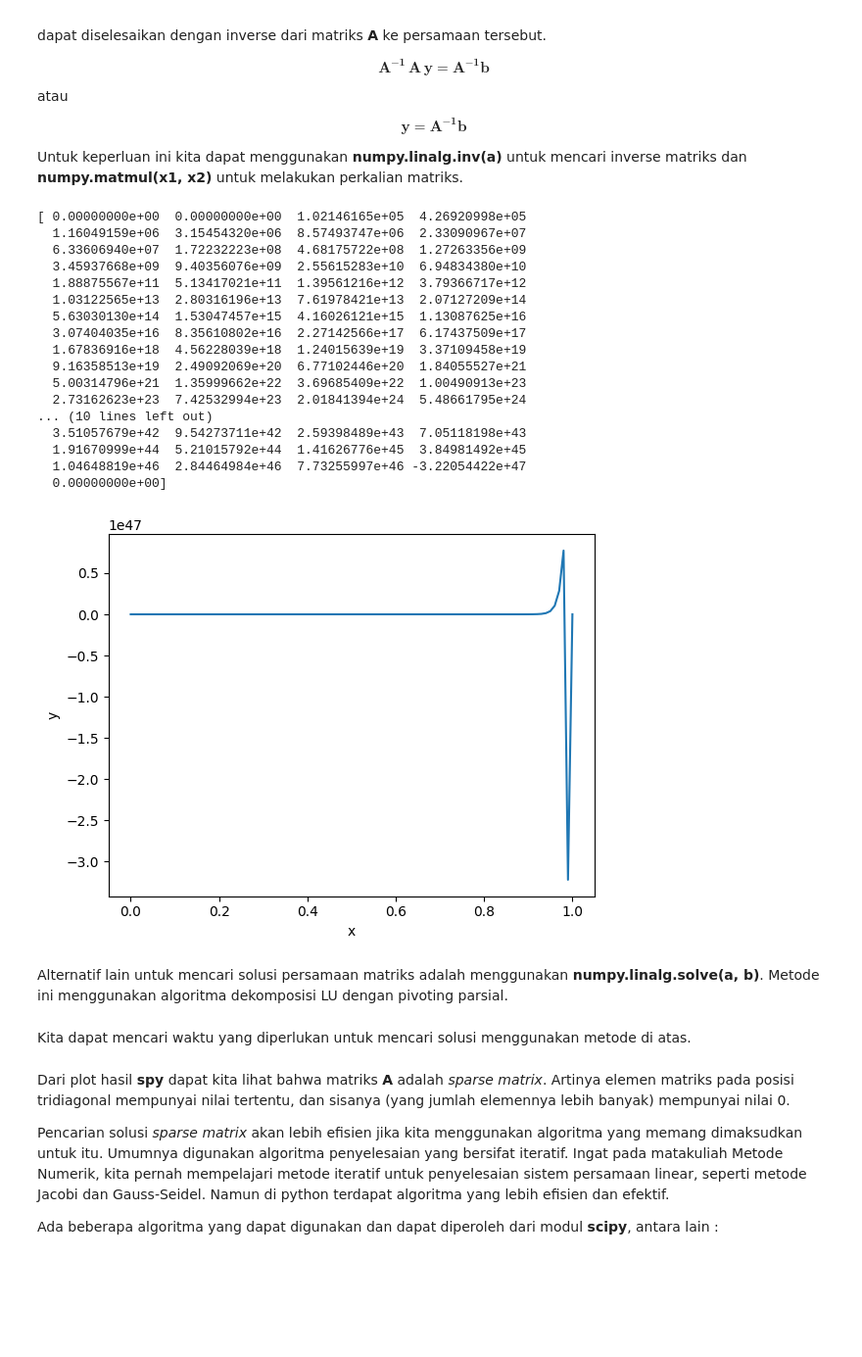
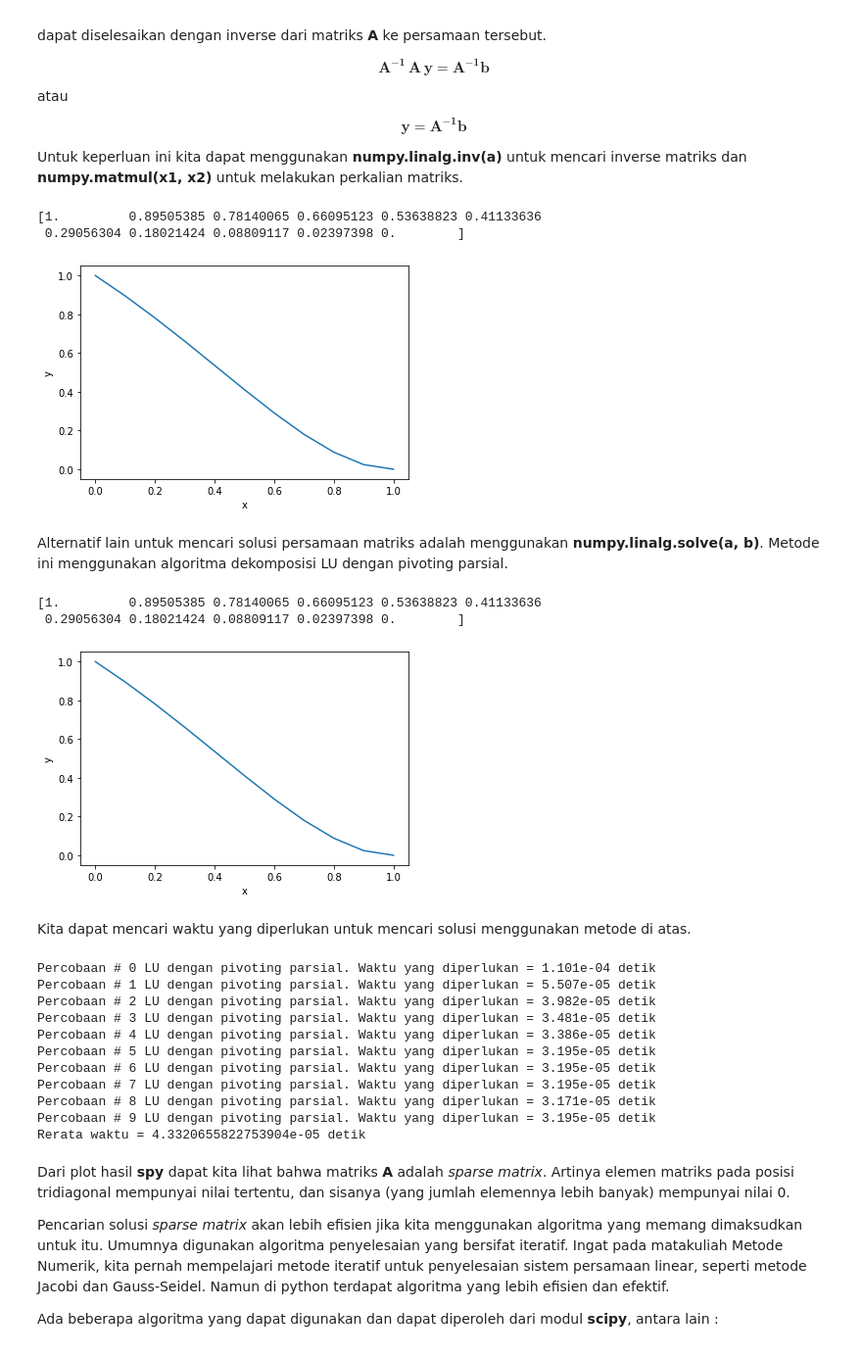
Before and after one commit to RendiZein/Metode-Rekayasa-Komputasi, a Jupyter notebook: 02_Boundary_value_problem_2024_indonesia.ipynb, the cells around one changed output. Shown at 98% size. Drawn from its saved outputs; the diff is of its cells as text; code cells hidden in the pictures; blank space fills up the shorter version.

```diff
--- a/02_Boundary_value_problem_2024_indonesia.ipynb
+++ b/02_Boundary_value_problem_2024_indonesia.ipynb
@@ -197,7 +195,7 @@ import matplotlib.pyplot as plt
 
 xmin = 0                        # batas bawah x
 xmax = 1                        # batas atas x
-n = 100                         # banyaknya interval
+n = 10                         # banyaknya interval
 h = (xmax-xmin)/n                         # lebar interval
 x = np.linspace(xmin, xmax, n+1)  # nilai x dengan lebar yang seragam
 # %%
@@ -216,22 +207,23 @@ print(x)
 # %%
 # Langkah 2 : Susun matriks A
 
-A = np.zeros((101,101))        # inisialisasi
-A[0, 0] = xmin                     # batas kiri
-A[-1, -1] = xmax                   # batas kanan
+A = np.zeros((n+1,n+1))        # inisialisasi
+A[0, 0] = 1                     # batas kiri
+A[-1, -1] = 1                   # batas kanan
 p=1
 q=-2
 r=1
-for i in range(2, n):
-    A[i,i] = (-2*(p*i)/(h**2 ))+(r*i)     # diagonal
-    A[i,i+1] = ((p*i)/(h**2))-((q*i)/(2*h))     # kiri (west)
-    A[i,i-1] = ((p*i)/(h**2))+((q*i)/(2*h))       # kanan (east)
+for i in range(1, n):
+    A[i,i] = (-2*(p)/(h**2 ))+(r)     # diagonal
+    A[i,i-1] = ((p)/(h**2))-((q)/(2*h))     # kiri (west)
+    A[i,i+1] = ((p)/(h**2))+((q)/(2*h))       # kanan (east)
 # %%
 # Langkah 3 : Susun vektor b
 
 b = np.zeros(n+1)
 b[0] = 1
-b[1] = 0
-
-for i in range(2, n):
-    b[i] = 2*np.exp(i)
+b[-1] = 0
+print(b)
+for i in range(1, n):
+    b[i] = 2*np.exp(x[i])
+print(b)
@@ -268,39 +294,26 @@ Untuk keperluan ini kita dapat menggunakan **numpy.linalg.inv(a)** untuk mencari
 # %%
 # Langkah 5 : mencari solusi menggunakan inverse matriks
 
-y = np.matmul(A, b)
+A_inv=np.linalg.inv(A)
+y = np.matmul(A_inv, b)
+y = np.matmul(np.linalg.inv(A), b)
 
 # plot
 print(y)
 plt.plot(x,y)
 plt.xlabel("x")
 plt.ylabel("y")
 plt.show()
 # %% [output]
-[ 0.00000000e+00  0.00000000e+00  1.02146165e+05  4.26920998e+05
-  1.16049159e+06  3.15454320e+06  8.57493747e+06  2.33090967e+07
-  6.33606940e+07  1.72232223e+08  4.68175722e+08  1.27263356e+09
-  3.45937668e+09  9.40356076e+09  2.55615283e+10  6.94834380e+10
-  1.88875567e+11  5.13417021e+11  1.39561216e+12  3.79366717e+12
-  1.03122565e+13  2.80316196e+13  7.61978421e+13  2.07127209e+14
-  5.63030130e+14  1.53047457e+15  4.16026121e+15  1.13087625e+16
-  3.07404035e+16  8.35610802e+16  2.27142566e+17  6.17437509e+17
-  1.67836916e+18  4.56228039e+18  1.24015639e+19  3.37109458e+19
-  9.16358513e+19  2.49092069e+20  6.77102446e+20  1.84055527e+21
-  5.00314796e+21  1.35999662e+22  3.69685409e+22  1.00490913e+23
-  2.73162623e+23  7.42532994e+23  2.01841394e+24  5.48661795e+24
-... (10 lines left out)
-  3.51057679e+42  9.54273711e+42  2.59398489e+43  7.05118198e+43
-  1.91670999e+44  5.21015792e+44  1.41626776e+45  3.84981492e+45
-  1.04648819e+46  2.84464984e+46  7.73255997e+46 -3.22054422e+47
-  0.00000000e+00]
+[1.         0.89505385 0.78140065 0.66095123 0.53638823 0.41133636
+ 0.29056304 0.18021424 0.08809117 0.02397398 0.        ]
-[figure, old version]
+[figure, new version]
 # %% [markdown]
 Alternatif lain untuk mencari solusi persamaan matriks adalah menggunakan **numpy.linalg.solve(a, b)**. Metode ini menggunakan algoritma dekomposisi LU dengan pivoting parsial.
 # %%
 # Langkah 6: mencari solusi menggunakan dekomposisi LU
 
-y = np.linalg.solve(..., ...)
+y = np.linalg.solve(A,b)
 
 # plot
 print(y)
@@ -308,6 +321,10 @@ plt.plot(x,y)
 plt.xlabel("x")
 plt.ylabel("y")
 plt.show()
+# %% [output]
+[1.         0.89505385 0.78140065 0.66095123 0.53638823 0.41133636
+ 0.29056304 0.18021424 0.08809117 0.02397398 0.        ]
+[figure, added]
 # %% [markdown]
 Kita dapat mencari waktu yang diperlukan untuk mencari solusi menggunakan metode di atas.
 # %%
@@ -318,13 +335,25 @@ waktu = np.zeros(n)
 
 for i in range(n):
     tic = time.time()
-    y = np.linalg.solve(..., ...)
+    y = np.linalg.solve(A, b)
     toc = time.time()
     waktu[i] = toc-tic
     print("Percobaan #",i,"LU dengan pivoting parsial. Waktu yang diperlukan = {:.3e} detik".format(waktu[i]))
 
 
 print("Rerata waktu =",np.average(waktu),"detik")
+# %% [output]
+Percobaan # 0 LU dengan pivoting parsial. Waktu yang diperlukan = 1.101e-04 detik
+Percobaan # 1 LU dengan pivoting parsial. Waktu yang diperlukan = 5.507e-05 detik
+Percobaan # 2 LU dengan pivoting parsial. Waktu yang diperlukan = 3.982e-05 detik
+Percobaan # 3 LU dengan pivoting parsial. Waktu yang diperlukan = 3.481e-05 detik
+Percobaan # 4 LU dengan pivoting parsial. Waktu yang diperlukan = 3.386e-05 detik
+Percobaan # 5 LU dengan pivoting parsial. Waktu yang diperlukan = 3.195e-05 detik
+Percobaan # 6 LU dengan pivoting parsial. Waktu yang diperlukan = 3.195e-05 detik
+Percobaan # 7 LU dengan pivoting parsial. Waktu yang diperlukan = 3.195e-05 detik
+Percobaan # 8 LU dengan pivoting parsial. Waktu yang diperlukan = 3.171e-05 detik
+Percobaan # 9 LU dengan pivoting parsial. Waktu yang diperlukan = 3.195e-05 detik
+Rerata waktu = 4.3320655822753904e-05 detik
 # %% [markdown]
 Dari plot hasil **spy** dapat kita lihat bahwa matriks **A** adalah *sparse matrix*. Artinya elemen matriks pada posisi tridiagonal mempunyai nilai tertentu, dan sisanya (yang jumlah elemennya lebih banyak) mempunyai nilai 0.
 
```
Also changed, not shown: parts of 11 cells of this notebook.
